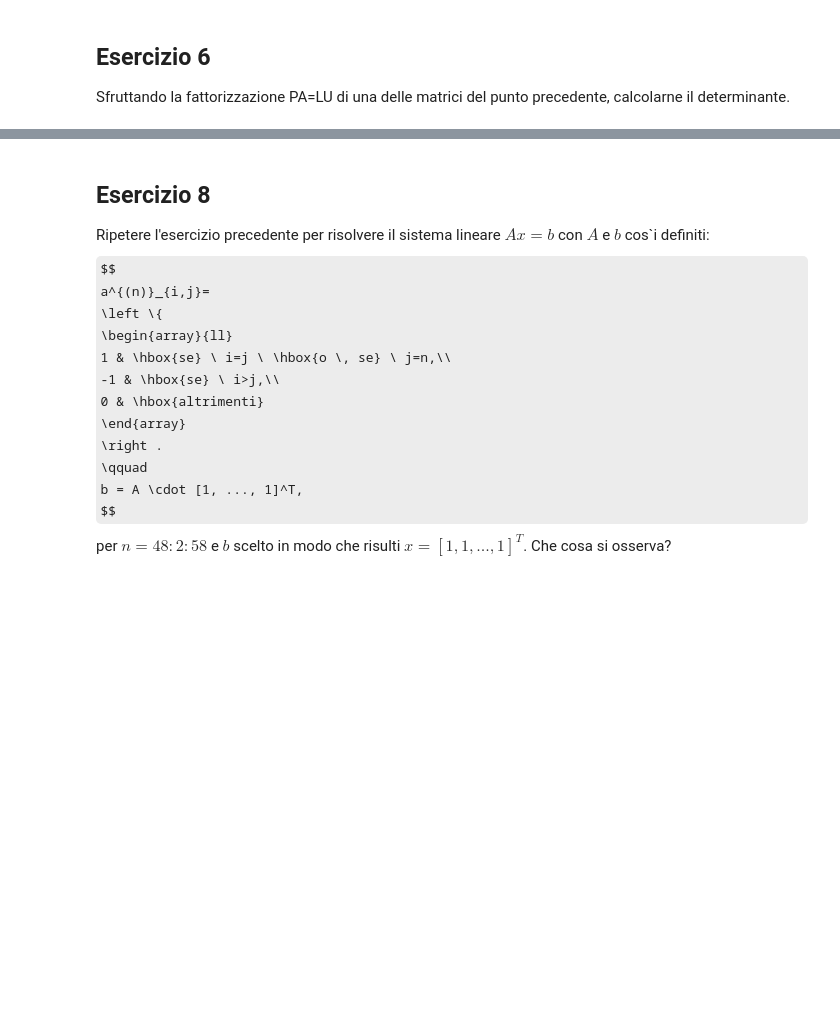
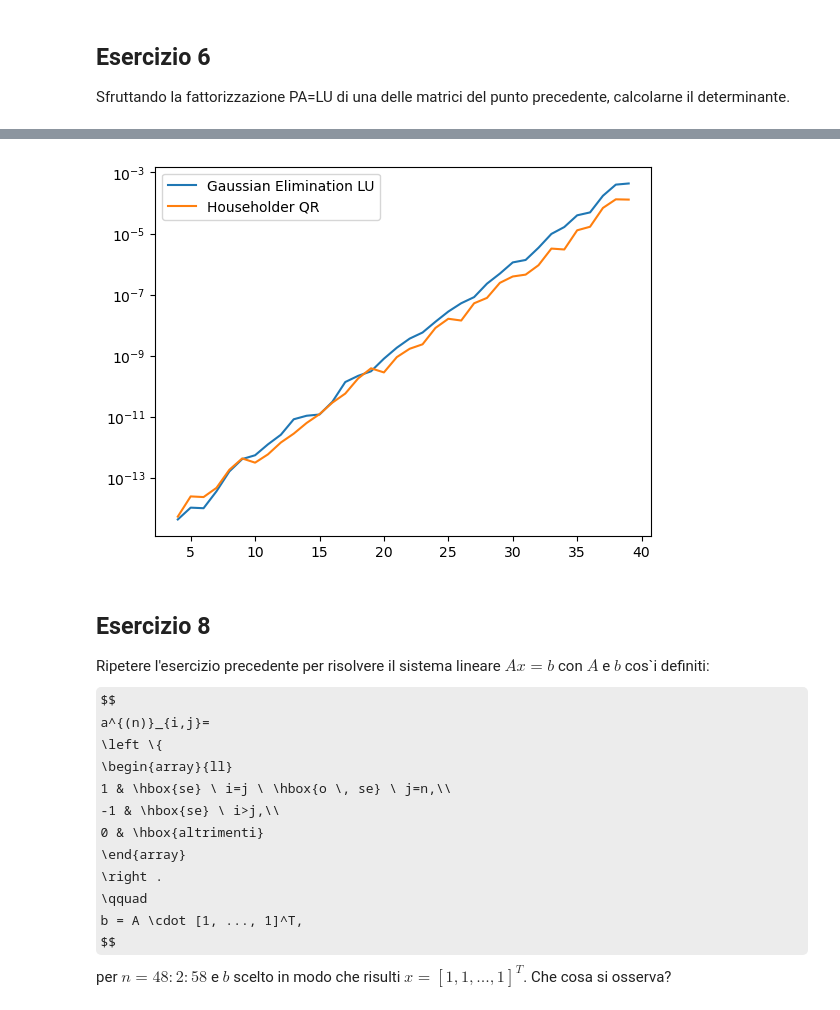
Before and after one commit to KeegTheBoi/metodi_numerici_es, a Jupyter notebook: Lecture 8/Esercitazione23_Aprile_2024.ipynb, the cells around one changed output, grey strips where cells are left out. Saved outputs shown, nothing was run; the diff lists cells and outputs as text; code cells hidden in the pictures; some formulas as TeX source; blank space fills up the shorter version.

Commit message:
reached ex 9, direct methods done

```diff
--- a/Lecture 8/Esercitazione23_Aprile_2024.ipynb
+++ b/Lecture 8/Esercitazione23_Aprile_2024.ipynb
@@ -294,6 +306,7 @@ def solve_nsis(A, B):
 # %%
-A = np.array([[3,2,5], [5,3,9], [7,4,11]]).T
-B = np.identity(len(A))
-display_matrix(splin.inv(A))
-display_matrix(solve_nsis(A, B).T)
+A = np.array([[3,5,7], [2,3,4], [5,9,11]])
+A1 = np.array([np.arange(1, 5), [2, -4, 6, 8], [-1, -2, -3, -1], [5, 7, 0, 1]])
+
+test_inversa(A, 'A')
+test_inversa(A1, 'A_1')
 # %% [output]
@@ -341,3 +362,35 @@ def Hankel(n):
+# %%
+def Hankel(n):
+    A=np.zeros((n,n),dtype=float)
+    for i in range(0,n):
+        for k in range(i+1-n,i+1):
+            if k>0:
+                A[i,n-1+k-i]=2.0**(k+1)
+            else:
+                A[i,n-1+k-i]=2.0**(1/(2-k-1))
+    return A
+# %%
+err_rel_2 = lambda real, pert: lin.norm(real - pert, 2) / lin.norm(real, 2)
+
+def solver(n, methods, A):
+    reals = np.ones(n)
+    A = A(n)
+    b = A @ reals.copy().T
+    return [err_rel_2(reals, meth(A, b)) for meth in methods]
+# %%
+def show_relative_errors(n, A, methods):
+    #applico per ciascun ordine la soluzione usando diversi metodi
+    x = [solver(i, methods.values(), A) for i in n]
+    #confronto l'errore relativo dei due metodi
+    plt.semilogy(n, x)
+    plt.legend(methods.keys())
+    plt.show()
+# %%
+n = np.arange(4, 40)
+methods: dict = {'Gaussian Elimination LU':sys.LU_solve, 'Householder QR': sys.QR_solve}
+show_relative_errors(n, Hankel, methods)
+# %% [output]
+[figure, added]
 # %% [markdown]
 ## Esercizio 8
 
```
Also changed, not shown: parts of 15 cells of this notebook, 3 other files.
